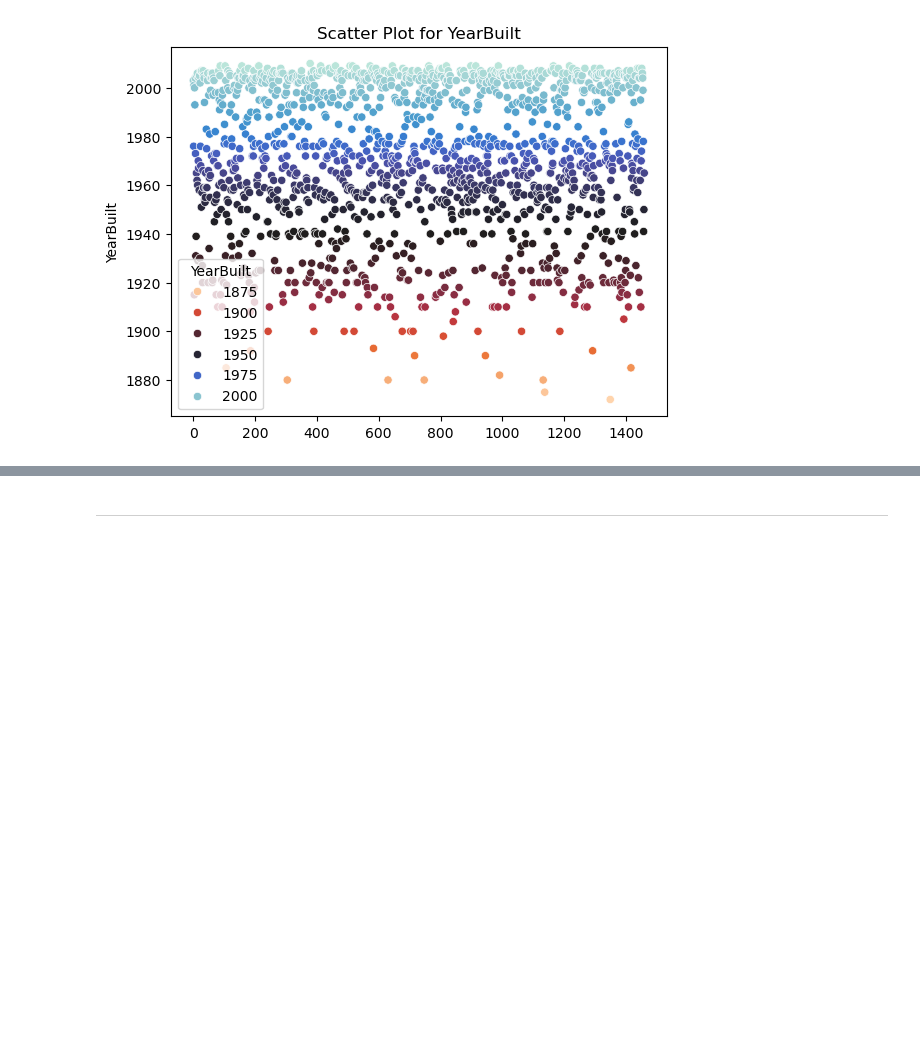
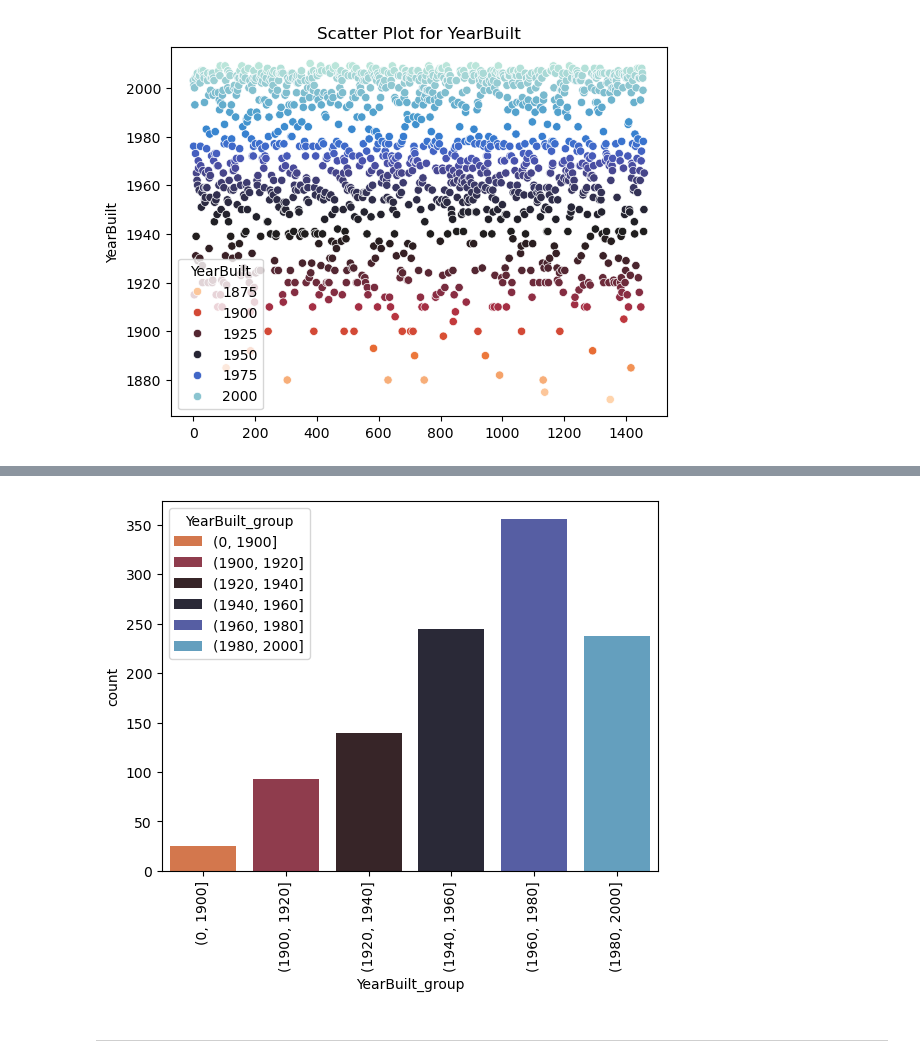
Before and after one commit to Martindmd/Inteligencia-Artificial, a Jupyter notebook: p2_1311_09_marmolejo_olsson/memoria.ipynb, the cells around one changed output, grey strips where cells are left out. Cells and saved outputs as stored; diff of their text form; code cells hidden in the pictures; blank space fills up the shorter version.

```diff
--- a/p2_1311_09_marmolejo_olsson/memoria.ipynb
+++ b/p2_1311_09_marmolejo_olsson/memoria.ipynb
@@ -743,3 +804,12 @@ plt.show()
+# %%
+# Escogemos los rangos sugeridos por el hue
+bins = [0, 1900, 1920, 1940, 1960, 1980, 2000]
+df_test = pd.DataFrame({column.name: column, column.name+'_group': pd.cut(column, bins=bins, right=True)})
+
+ax = sns.countplot(data=df_test, x=column.name+'_group', hue=column.name+'_group', palette='icefire_r')
+ax.tick_params(axis='x', labelrotation=90)
+# %% [output]
+[figure, added]
 # %% [markdown]
 ---
 # %% [markdown]
```
Also changed, not shown: parts of 87 cells of this notebook.
